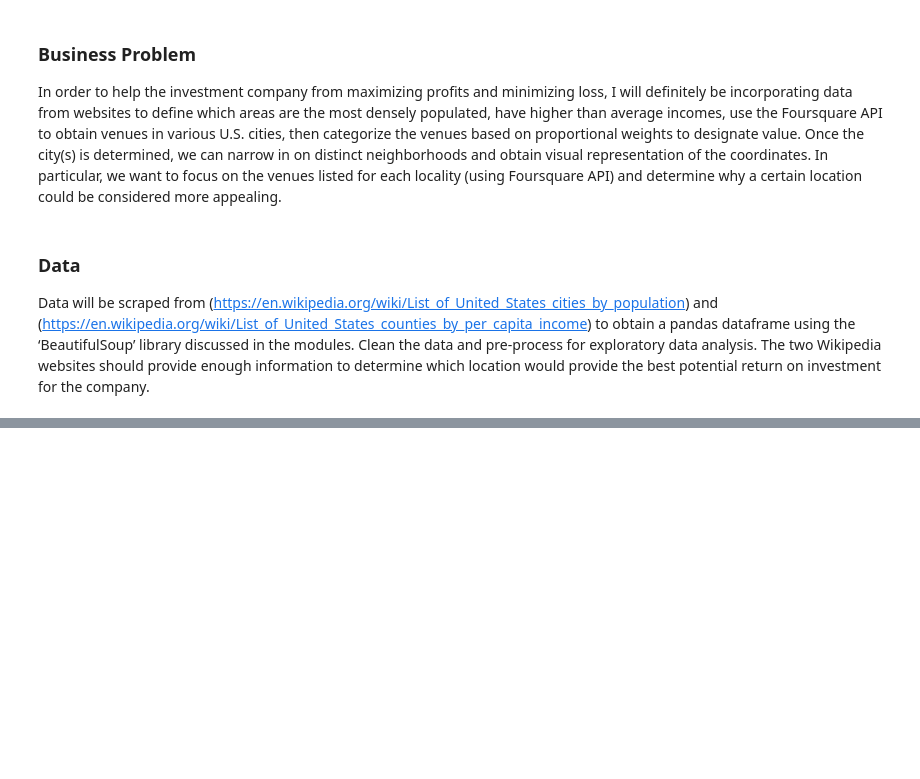
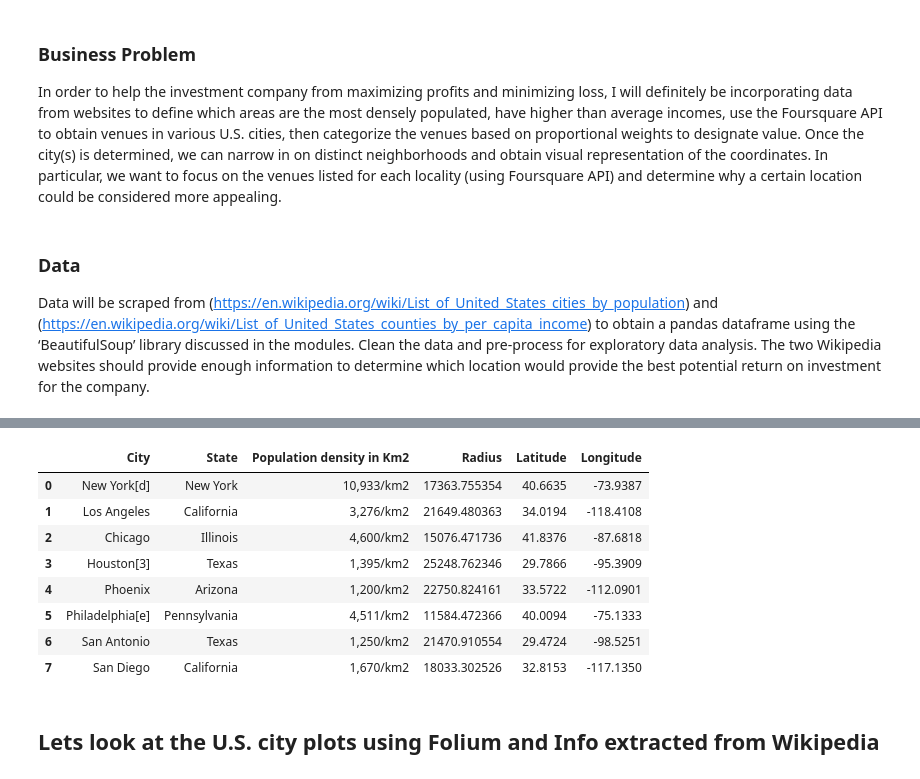
Before and after one commit to t-shikuro/IBM-Data-Science-Clustering-Project-using-Foursquare-API, a Jupyter notebook: Battle_capstone.ipynb, the cells around one changed output, grey strips where cells are left out. Drawn from its saved outputs; the diff is of its cells as text; code cells hidden in the pictures; blank space fills up the shorter version.

```diff
--- a/Battle_capstone.ipynb
+++ b/Battle_capstone.ipynb
@@ -15,0 +135,33 @@ Data will be scraped from (https://en.wikipedia.org/wiki/List_of_United_States_c
+# %%
+new = df["Location"].str.split(" ", n = 0, expand = False)
+k = df.copy(deep = True)
+# %%
+Latitude = []
+Longitude = []
+for i in range(len(new)):
+    Latitude.append(new[i][1][:-2])
+    Longitude.append(new[i][2][:-3])
+
+k["Latitude"] = Latitude
+k["Longitude"] = Longitude
+k["Latitude"] = k["Latitude"].str.replace(u'\ufeff',u'')
+k.drop(columns = ["Location"], inplace = True)
+k.head()
+df = k.copy(deep = True)
+# %%
+df['Longitude'] = -df['Longitude'].astype(float)
+df['Latitude'] = df['Latitude'].astype(float)
+df['Radius'] = df['Radius']* 1000
+df.head(8)
+# %% [output]
+|  | City | State | Population density in Km2 | Radius | Latitude | Longitude |
+| 0 | New York[d] | New York | 10,933/km2 | 17363.755354 | 40.6635 | -73.9387 |
+| 1 | Los Angeles | California | 3,276/km2 | 21649.480363 | 34.0194 | -118.4108 |
+| 2 | Chicago | Illinois | 4,600/km2 | 15076.471736 | 41.8376 | -87.6818 |
+| 3 | Houston[3] | Texas | 1,395/km2 | 25248.762346 | 29.7866 | -95.3909 |
+| 4 | Phoenix | Arizona | 1,200/km2 | 22750.824161 | 33.5722 | -112.0901 |
+| 5 | Philadelphia[e] | Pennsylvania | 4,511/km2 | 11584.472366 | 40.0094 | -75.1333 |
+| 6 | San Antonio | Texas | 1,250/km2 | 21470.910554 | 29.4724 | -98.5251 |
+| 7 | San Diego | California | 1,670/km2 | 18033.302526 | 32.8153 | -117.1350 |
+# %% [markdown]
+## Lets look at the U.S. city plots using Folium and Info extracted from Wikipedia
```
Also changed, not shown: parts of 57 cells of this notebook.
